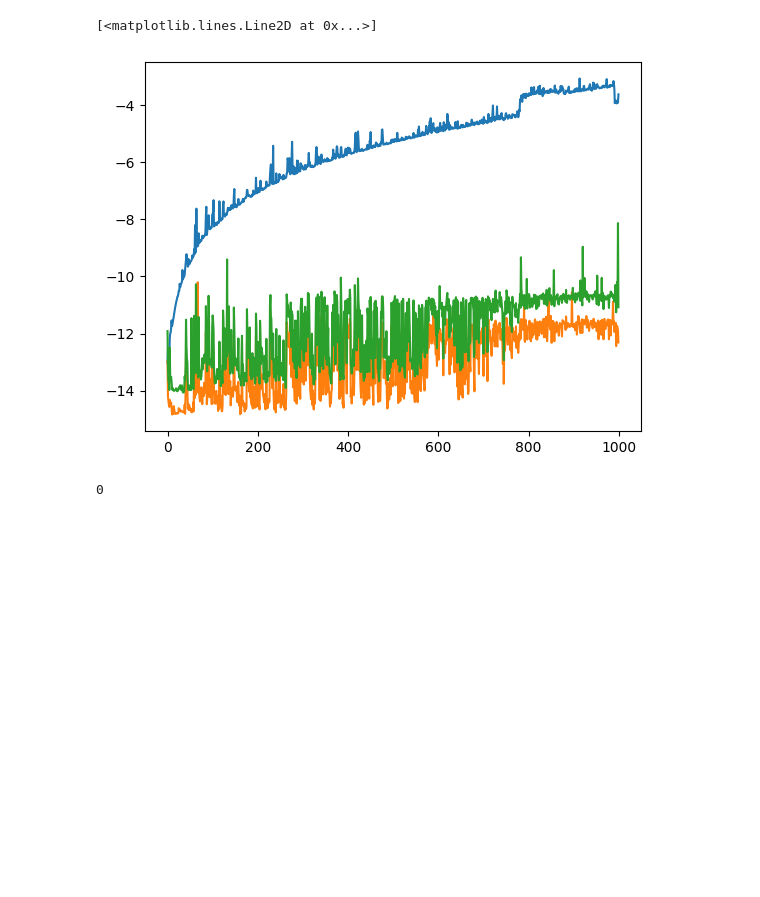
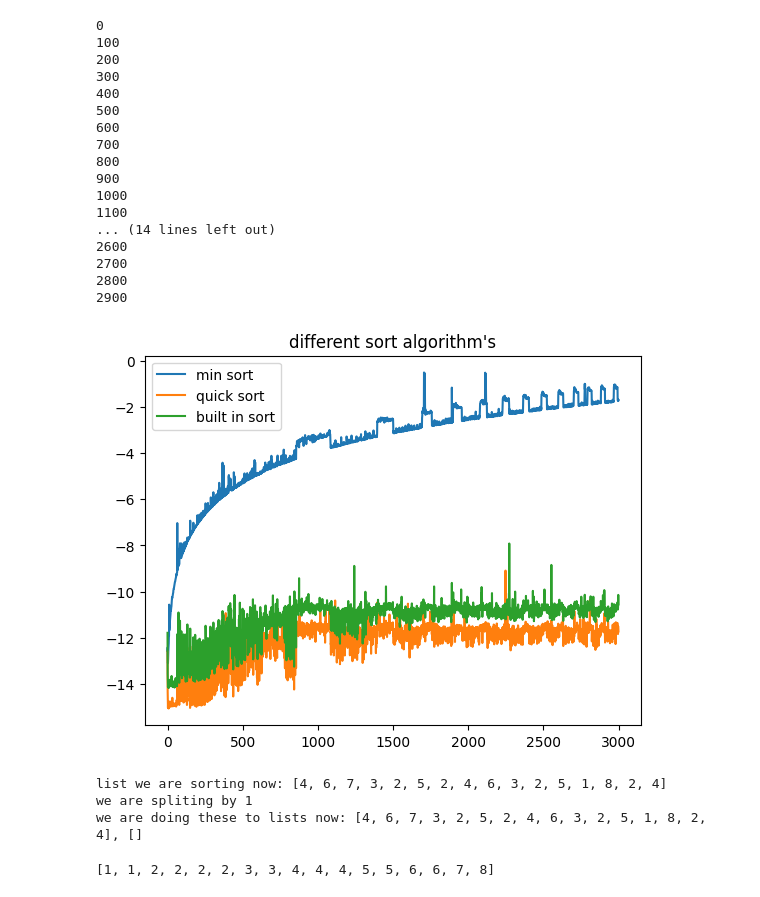
Before and after one commit to adrianyang2012/sorting_algorithims, a Jupyter notebook: sorting.ipynb, the cells around one changed output. Cells and saved outputs as stored; diff of their text form; code cells hidden in the pictures; blank space fills up the shorter version.

```diff
--- a/sorting.ipynb
+++ b/sorting.ipynb
@@ -37,34 +37,60 @@ def quick_sort(li,see_proccess=False):
 # %%
 sort_1s = []
 their_sorts = []
 quick_sorts = []
 wrongs = 0
-for i in range(0,1000):
+marker = 1
+for i in range(0,3000):
+  if marker:
+    if i % 100 == 0:
+      print(i)
   rand_list = [random.randint(0,100) for i in range(0,i)]
   s = timer()
   x = min_sort(rand_list)
   e = timer()
   sort_1s.append(e-s)
   s = timer()
   y = sorted(rand_list)
   e = timer()
   their_sorts.append(e-s)
   s = timer()
   z = quick_sort(rand_list)
   e = timer()
   quick_sorts.append(e-s)
   if not z==y:
     wrongs+=1
-plt.plot([math.log(sort_1) for sort_1 in sort_1s])
-plt.plot([math.log(sorts) for sorts in their_sorts])
-plt.plot([math.log(quicks) for quicks in quick_sorts])
+plt.plot([math.log(sort_1) for sort_1 in sort_1s],label='min sort')
+plt.plot([math.log(sorts) for sorts in their_sorts],label='quick sort')
+plt.plot([math.log(quicks) for quicks in quick_sorts],label='built in sort')
+plt.title('different sort algorithm\'s')
+plt.legend(loc='upper left')
+plt.show()
 # %% [output]
-[<matplotlib.lines.Line2D at 0x...>]
+0
+100
+200
+300
+400
+500
+600
+700
+800
+900
+1000
+1100
+... (14 lines left out)
+2600
+2700
+2800
+2900
-[figure, old version]
+[figure, new version]
-# %%
-print(wrongs)
-# %% [output]
-0
+# %%
+quick_sort([1,4,6,7,3,2,5,2,4,6,3,2,5,1,8,2,4],see_proccess = True)
+# %% [output]
+list we are sorting now: [4, 6, 7, 3, 2, 5, 2, 4, 6, 3, 2, 5, 1, 8, 2, 4]
+we are spliting by 1
+we are doing these to lists now: [4, 6, 7, 3, 2, 5, 2, 4, 6, 3, 2, 5, 1, 8, 2, 4], []
+[1, 1, 2, 2, 2, 2, 3, 3, 4, 4, 4, 5, 5, 6, 6, 7, 8]
 # %%
 quick_sort([1,99,42,97,13,5,2,3,4,1]) # added by Kai
 # %% [output]
```
Also changed, not shown: parts of 1 cell of this notebook.
